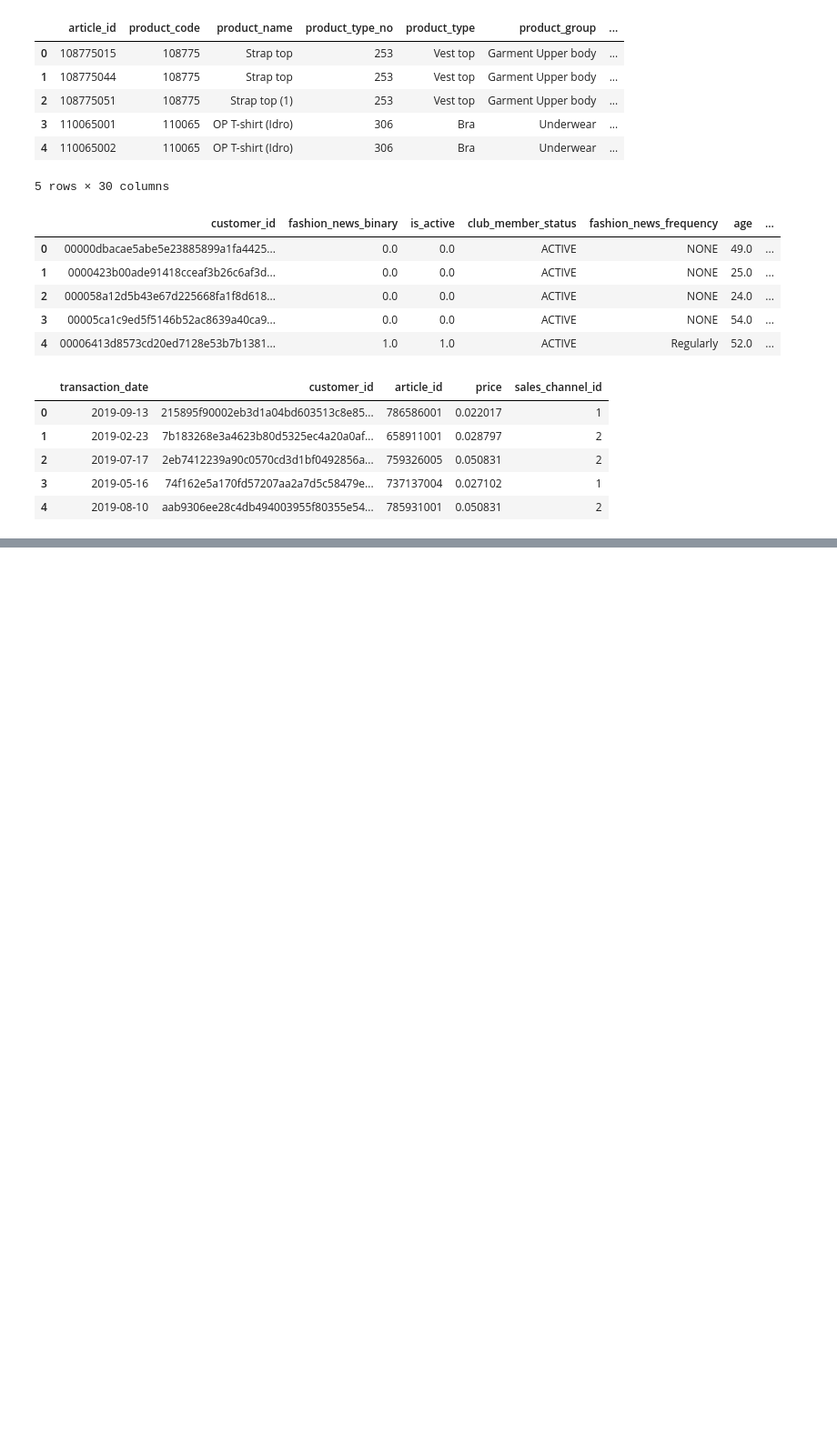
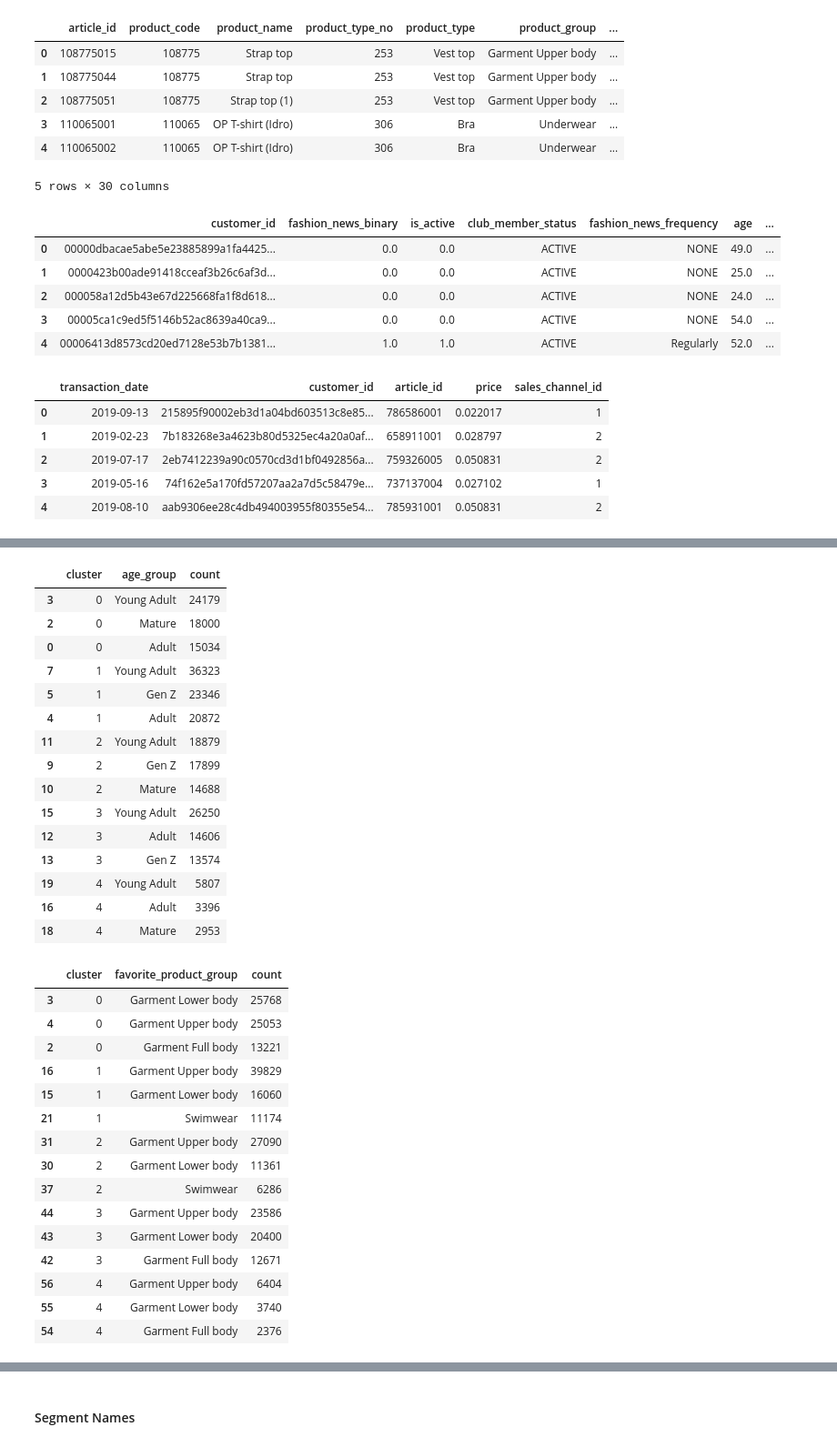
Before and after one commit to Letitia-Chang/omni-retail-ai, a Jupyter notebook: notebooks/02_customer_segmentation.ipynb, the cells around one changed output, grey strips where cells are left out. Shown at 91% size. Cells and saved outputs as stored; diff of their text form; code cells hidden in the pictures; blank space fills up the shorter version.

```diff
--- a/notebooks/02_customer_segmentation.ipynb
+++ b/notebooks/02_customer_segmentation.ipynb
@@ -116,0 +374,52 @@ customer_behavior.head()
+# %%
+# Show top categorical traits by cluster
+for col in [
+    "age_group",
+    "favorite_product_group",
+    "favorite_index_group",
+    "favorite_garment_group",
+    "favorite_color",
+    "fashion_news_frequency"
+]:
+    display(
+        customer_features
+        .groupby(["cluster", col])
+        .size()
+        .reset_index(name="count")
+        .sort_values(["cluster", "count"], ascending=[True, False])
+        .groupby("cluster")
+        .head(3)
+    )
+# %% [output]
+|  | cluster | age_group | count |
+| 3 | 0 | Young Adult | 24179 |
+| 2 | 0 | Mature | 18000 |
+| 0 | 0 | Adult | 15034 |
+| 7 | 1 | Young Adult | 36323 |
+| 5 | 1 | Gen Z | 23346 |
+| 4 | 1 | Adult | 20872 |
+| 11 | 2 | Young Adult | 18879 |
+| 9 | 2 | Gen Z | 17899 |
+| 10 | 2 | Mature | 14688 |
+| 15 | 3 | Young Adult | 26250 |
+| 12 | 3 | Adult | 14606 |
+| 13 | 3 | Gen Z | 13574 |
+| 19 | 4 | Young Adult | 5807 |
+| 16 | 4 | Adult | 3396 |
+| 18 | 4 | Mature | 2953 |
+|  | cluster | favorite_product_group | count |
+| 3 | 0 | Garment Lower body | 25768 |
+| 4 | 0 | Garment Upper body | 25053 |
+| 2 | 0 | Garment Full body | 13221 |
+| 16 | 1 | Garment Upper body | 39829 |
+| 15 | 1 | Garment Lower body | 16060 |
+| 21 | 1 | Swimwear | 11174 |
+| 31 | 2 | Garment Upper body | 27090 |
+| 30 | 2 | Garment Lower body | 11361 |
+| 37 | 2 | Swimwear | 6286 |
+| 44 | 3 | Garment Upper body | 23586 |
+| 43 | 3 | Garment Lower body | 20400 |
+| 42 | 3 | Garment Full body | 12671 |
+| 56 | 4 | Garment Upper body | 6404 |
+| 55 | 4 | Garment Lower body | 3740 |
+| 54 | 4 | Garment Full body | 2376 |
@@ -116,0 +490,2 @@ customer_behavior.head()
+# %% [markdown]
+#### Segment Names
```
Also changed, not shown: parts of 36 cells of this notebook, 1 other file.
